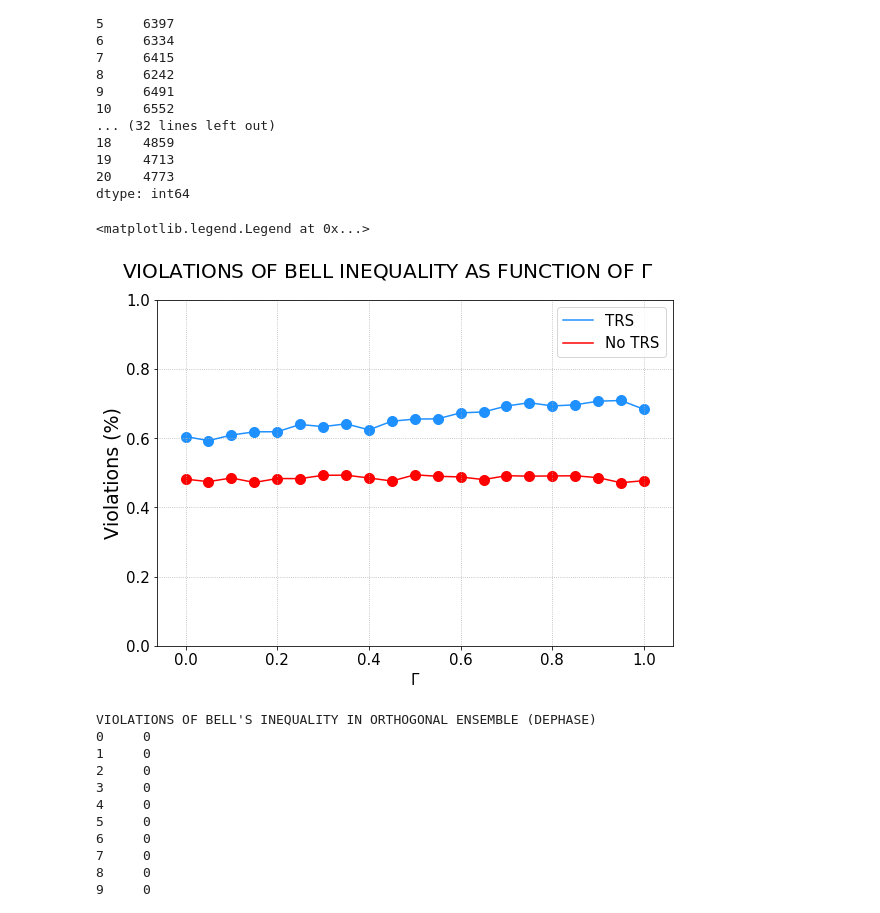
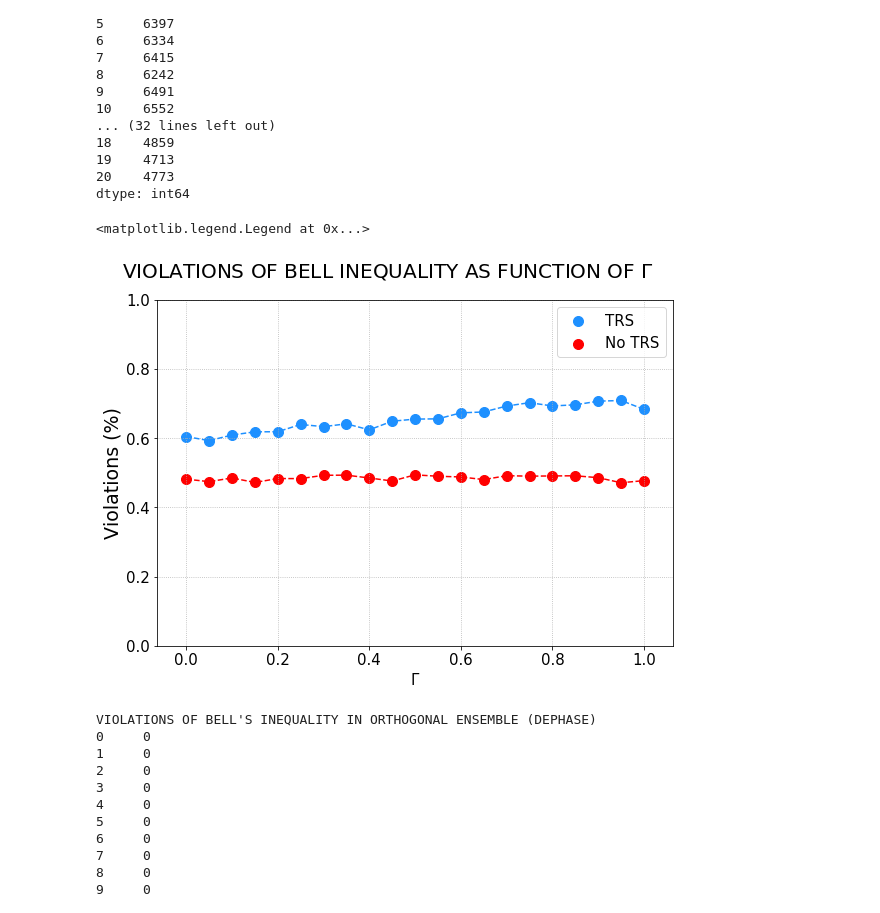
Before and after one commit to Rafffaelb/Schrodinger_Billiard, a Jupyter notebook: WignerDyson/Data_Analysis/Bell_Parameter.ipynb, the cells around one changed output. Saved outputs shown, nothing was run; the diff lists cells and outputs as text; code cells hidden in the pictures.

```diff
--- a/WignerDyson/Data_Analysis/Bell_Parameter.ipynb
+++ b/WignerDyson/Data_Analysis/Bell_Parameter.ipynb
@@ -96,14 +122,14 @@ axs[1].axvline(2, color = 'black')
 # %%
 fig, axs = plt.subplots(1,1, figsize = (8, 6), constrained_layout = True)
 
-for i in range(len(Violations_O)):
-    axs.scatter(25*i + 50, (100/1000000)*Violations_O[i], s = 100, color = 'dodgerblue', alpha = 1)
-    axs.scatter(25*i + 50, (100/1000000)*Violations_U[i], s = 100, color = 'red', alpha = 1)
 
-axs.plot([25*i + 50 for i in range(0,11)], (100/1000000)*Violations_O, label = 'TRS', color = 'dodgerblue', linestyle = '-')
-axs.plot([25*i + 50 for i in range(0,11)], (100/1000000)*Violations_U, label = 'No TRS', color = 'red', linestyle = '-')
+axs.scatter([25*i + 50 for i in range(0,11)], (100/1000000)*Violations_O, label = 'TRS', s = 100, color = 'dodgerblue', alpha = 1)
+axs.scatter([25*i + 50 for i in range(0,11)], (100/1000000)*Violations_U, label = 'No TRS', s = 100, color = 'red', alpha = 1)
 
-axs.set_ylim((0,0.3))
+axs.plot([25*i + 50 for i in range(0,11)], (100/1000000)*Violations_O, color = 'dodgerblue', linestyle = 'dashed')
+axs.plot([25*i + 50 for i in range(0,11)], (100/1000000)*Violations_U, color = 'red', linestyle = 'dashed')
+
+axs.set_ylim((0,0.8))
 
 fig.suptitle(r'VIOLATIONS OF BELL INEQUALITY IN TERMS OF RESONANCES', fontsize = 20)
 axs.set_xlabel('Resonances', fontsize = 15)
@@ -197,24 +223,23 @@ dtype: int64
 # %%
 fig, axs = plt.subplots(1,1, figsize = (8, 6), constrained_layout = True)
 
-for i in range(len(Violations_Gamma_O)):
-    axs.scatter(i/20, (100/1000000)*Violations_Gamma_O[i], s = 100, color = 'dodgerblue', alpha = 1)
-    axs.scatter(i/20, (100/1000000)*Violations_Gamma_U[i], s = 100, color = 'red', alpha = 1)
+axs.scatter([(i/20) for i in range(0,21)], (100/1000000)*Violations_Gamma_O, label = 'TRS', s = 100, color = 'dodgerblue', alpha = 1)
+axs.scatter([(i/20) for i in range(0,21)], (100/1000000)*Violations_Gamma_U, label = 'No TRS', s = 100, color = 'red', alpha = 1)
 
-axs.plot([(i/20) for i in range(0,21)], (100/1000000)*Violations_Gamma_O, label = 'TRS', color = 'dodgerblue', linestyle = '-')
-axs.plot([(i/20) for i in range(0,21)], (100/1000000)*Violations_Gamma_U, label = 'No TRS', color = 'red', linestyle = '-')
+axs.plot([(i/20) for i in range(0,21)], (100/1000000)*Violations_Gamma_O, color = 'dodgerblue', linestyle = 'dashed')
+axs.plot([(i/20) for i in range(0,21)], (100/1000000)*Violations_Gamma_U, color = 'red', linestyle = 'dashed')
 
 axs.set_ylim((0,1))
 
 fig.suptitle(r'VIOLATIONS OF BELL INEQUALITY AS FUNCTION OF $\Gamma$', fontsize = 20)
 axs.set_xlabel(r'$\Gamma$', fontsize = 15)
 axs.set_ylabel('Violations (%)', fontsize = 19)
 axs.tick_params(axis = 'both', which = 'major', labelsize = 15)
 axs.grid(linestyle = ':')
 axs.legend(fontsize = 15)
 # %% [output]
 <matplotlib.legend.Legend at 0x...>
-[figure, old version]
+[figure, new version]
 # %%
 df_Bell_Parameter_Dephase_Gamma_O = pd.read_csv(r'Bell_Parameter/Bell_Gamma/Bell_Parameter_Dephase_O_Gamma.txt', sep = '\t', header = None)
 df_Bell_Parameter_Dephase_Gamma_U = pd.read_csv(r'Bell_Parameter/Bell_Gamma/Bell_Parameter_Dephase_U_Gamma.txt', sep = '\t', header = None)
```
Also changed, not shown: parts of 10 cells of this notebook.
